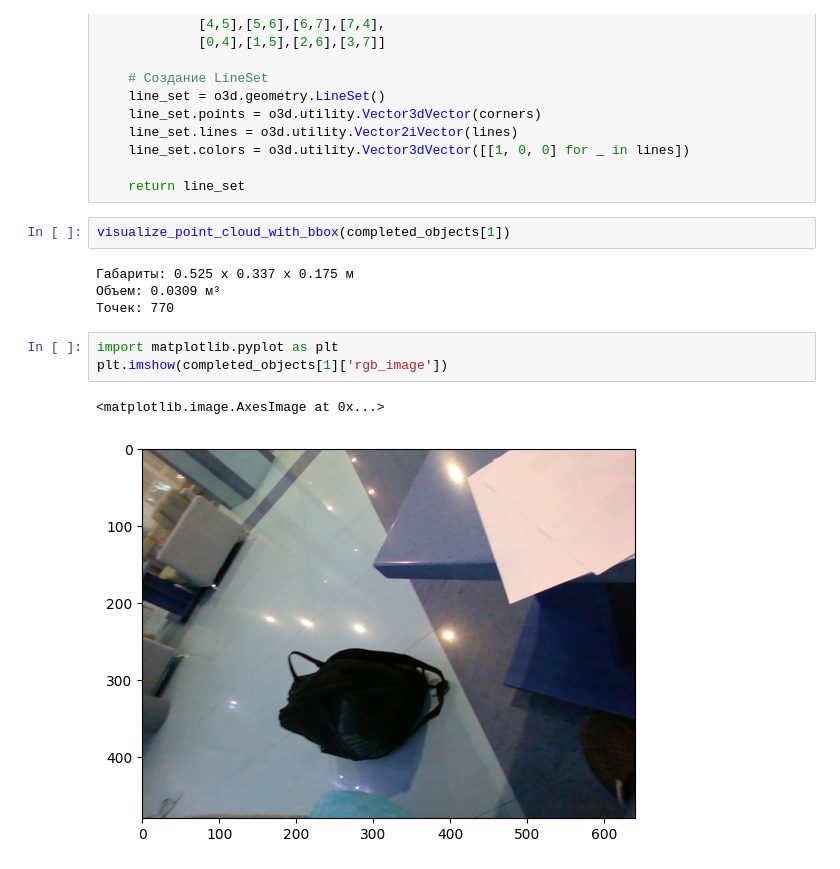
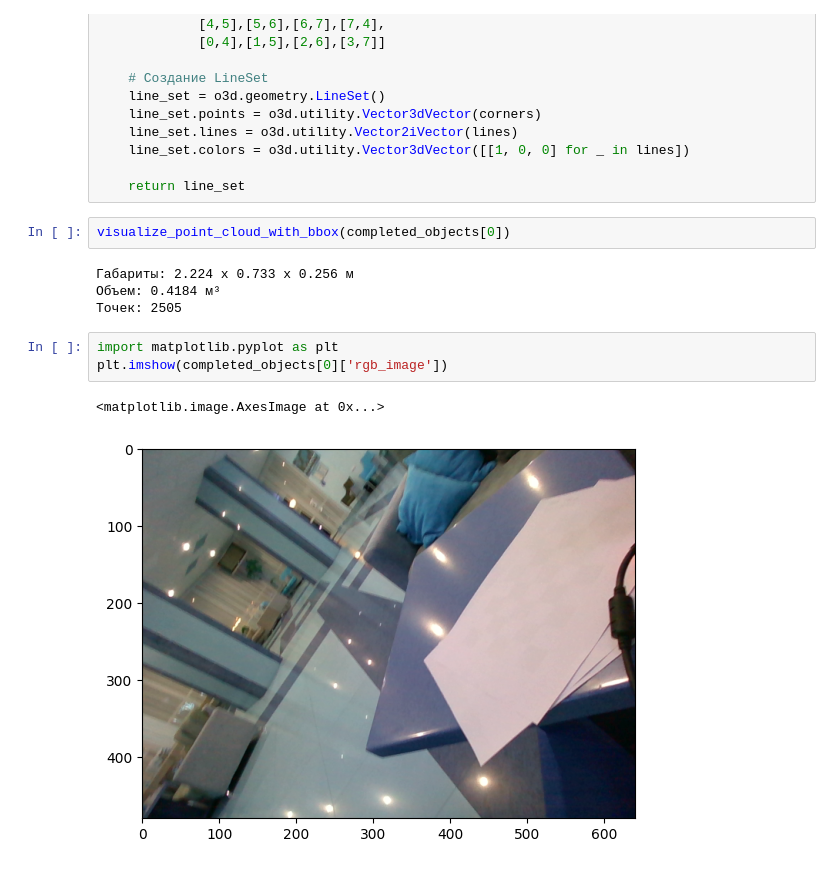
Before and after one commit to alexmeshr/IntellectSchool2025, a Jupyter notebook: PCD_from_one_frame.ipynb, the cells around one changed output. Drawn from its saved outputs; the diff is of its cells as text.

```diff
--- a/PCD_from_one_frame.ipynb
+++ b/PCD_from_one_frame.ipynb
@@ -141,14 +135,14 @@ def create_bbox_lines(center, extent, rotation):
 
     return line_set
 # %%
-visualize_point_cloud_with_bbox(completed_objects[1])
+visualize_point_cloud_with_bbox(completed_objects[0])
 # %% [output]
-Габариты: 0.525 x 0.337 x 0.175 м
-Объем: 0.0309 м³
-Точек: 770
+Габариты: 2.224 x 0.733 x 0.256 м
+Объем: 0.4184 м³
+Точек: 2505
 # %%
 import matplotlib.pyplot as plt
-plt.imshow(completed_objects[1]['rgb_image'])
+plt.imshow(completed_objects[0]['rgb_image'])
 # %% [output]
 <matplotlib.image.AxesImage at 0x...>
-[figure, old version]
+[figure, new version]
```
Also changed, not shown: parts of 2 cells of this notebook, 3 other files.
